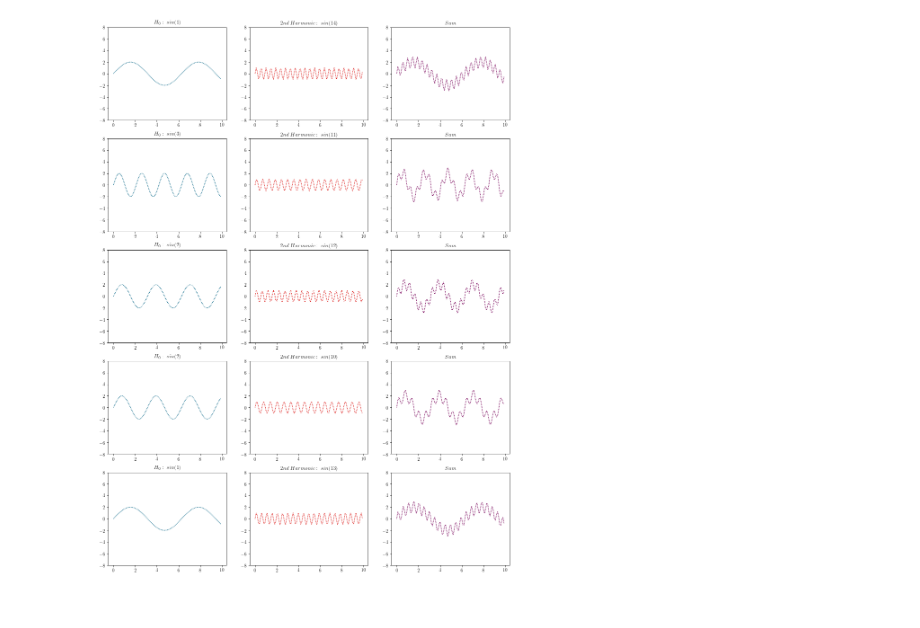
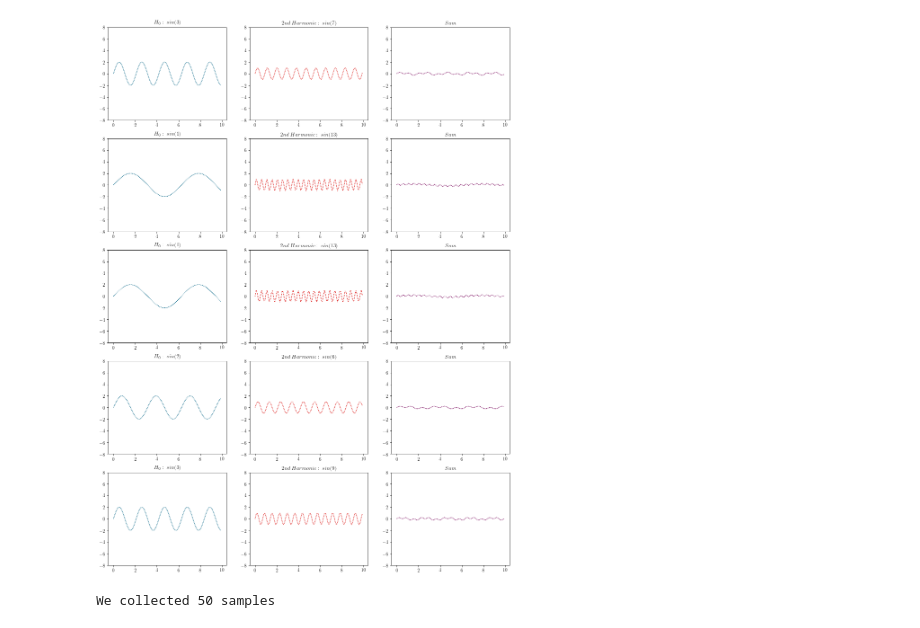
Before and after one commit to stefanwezel/SequentialVAE, a Jupyter notebook: example/disentangle_sequence.ipynb, the cells around one changed output. Cells and saved outputs as stored; diff of their text form; code cells hidden in the pictures.

```diff
--- a/example/disentangle_sequence.ipynb
+++ b/example/disentangle_sequence.ipynb
@@ -36,41 +36,64 @@ for a in range(5):
     w1, w2 = np.random.randint(1, 4), np.random.randint(5, 15)
     h0 = 2 * np.sin(w1*x)
     h1 = np.sin(w2 * x)
-    y =  h0 + h1
+    y =  (h0/h0.std()) + (h1/h1.std())
+    y /= 10#y.std()
 #         y = w1 * np.sin(w2 * x)
 #     for b in range(3):
 #         r = np.random.randint(1, 10, size=2)
     training_samples.append(torch.unsqueeze(torch.unsqueeze(torch.Tensor(y), 0),0))
 
 
     axes[a][0].plot(x, h0,linestyle = (0, (1,1)), color = '#086788')
     axes[a][1].plot(x, h1,linestyle = (0, (1,1)), color = '#DD1C1A')
     axes[a][2].plot(x, y,linestyle = (0, (1,1)), color = '#770058')
 
     axes[a][0].set_title(f'$H_0:\;sin({w1})$')
     axes[a][1].set_title(f'$2nd\;Harmonic:\;sin({w2})$')
     axes[a][2].set_title(f'$Sum$')
 
 # #         axes[a][b].set_title(f'Generating Factors: {np.mean(y):.4f}')
 
     axes[a][0].set_ylim(-8,8)
     axes[a][1].set_ylim(-8,8)
     axes[a][2].set_ylim(-8,8)
 
 
 
 plt.show()
 
 
 
 
-# training_set = torch.Tensor(training_samples)
+
+
+
+
+
+
+
 
 
 # so theroretically, we should be able to reconstruct it given, two latent variable only...
 # Note, that we don't even need a decoder, we can just use sin(z_1) + sin(z_2) (thus reaching peak interpretability :D)
 # %% [output]
-[figure, old version]
+[figure, new version]
+# %%
+# Now, those are just some samples... Let's create an actual dataset
+training_samples = []
+for a in range(50):
+    w1, w2 = np.random.randint(1, 4), np.random.randint(5, 15)
+    h0 = 2 * np.sin(w1*x)
+    h1 = np.sin(w2 * x)
+    y =  h0 + h1
+    y /= 10#         y = w1 * np.sin(w2 * x)
+#     for b in range(3):
+#         r = np.random.randint(1, 10, size=2)
+    training_samples.append(torch.unsqueeze(torch.unsqueeze(torch.Tensor(y), 0),0))
+
+print(f'We collected {len(training_samples)} samples')
+# %% [output]
+We collected 50 samples
 # %%
 class FHVAE(nn.Module):
     def __init__(self):
```
Also changed, not shown: parts of 6 cells of this notebook.
